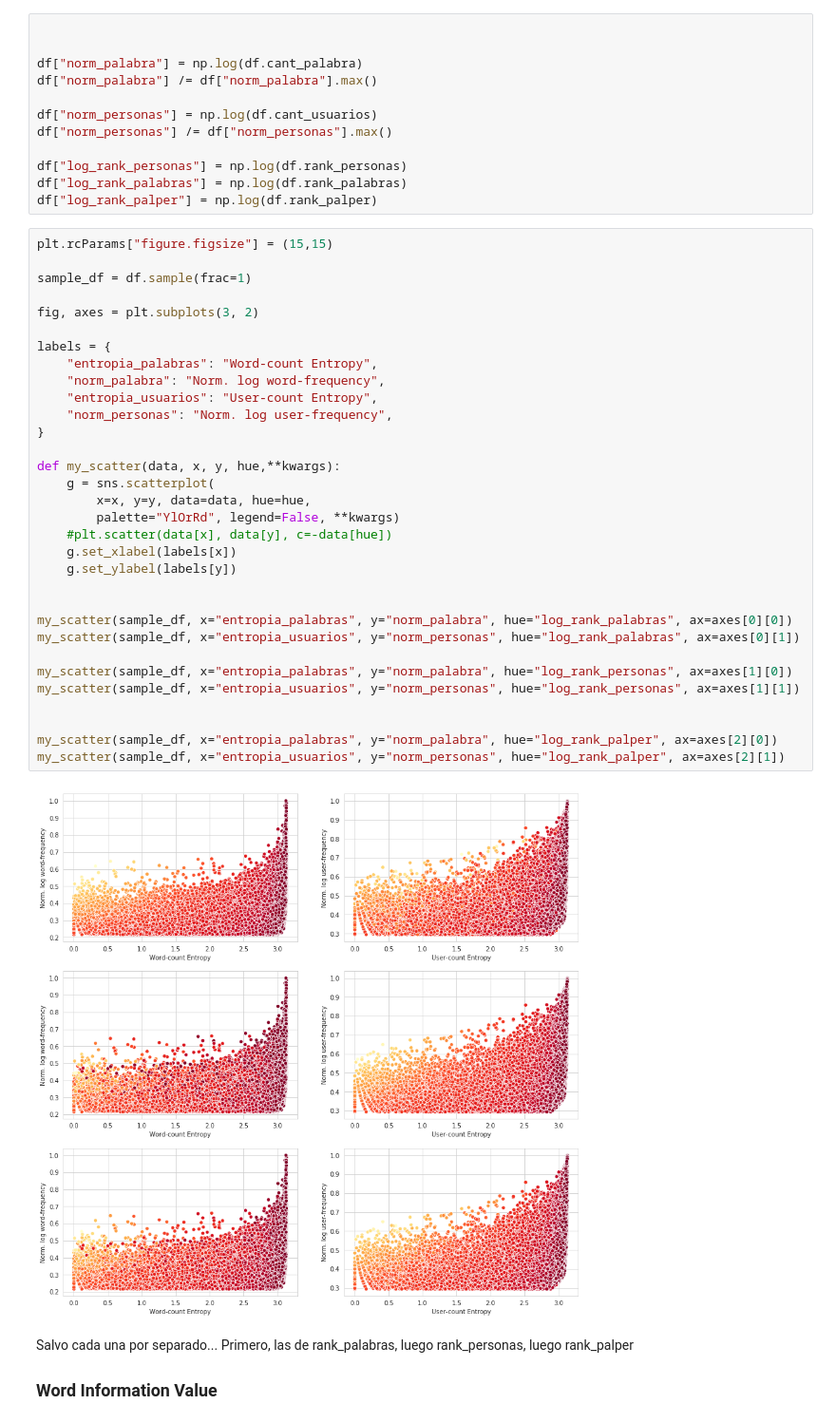
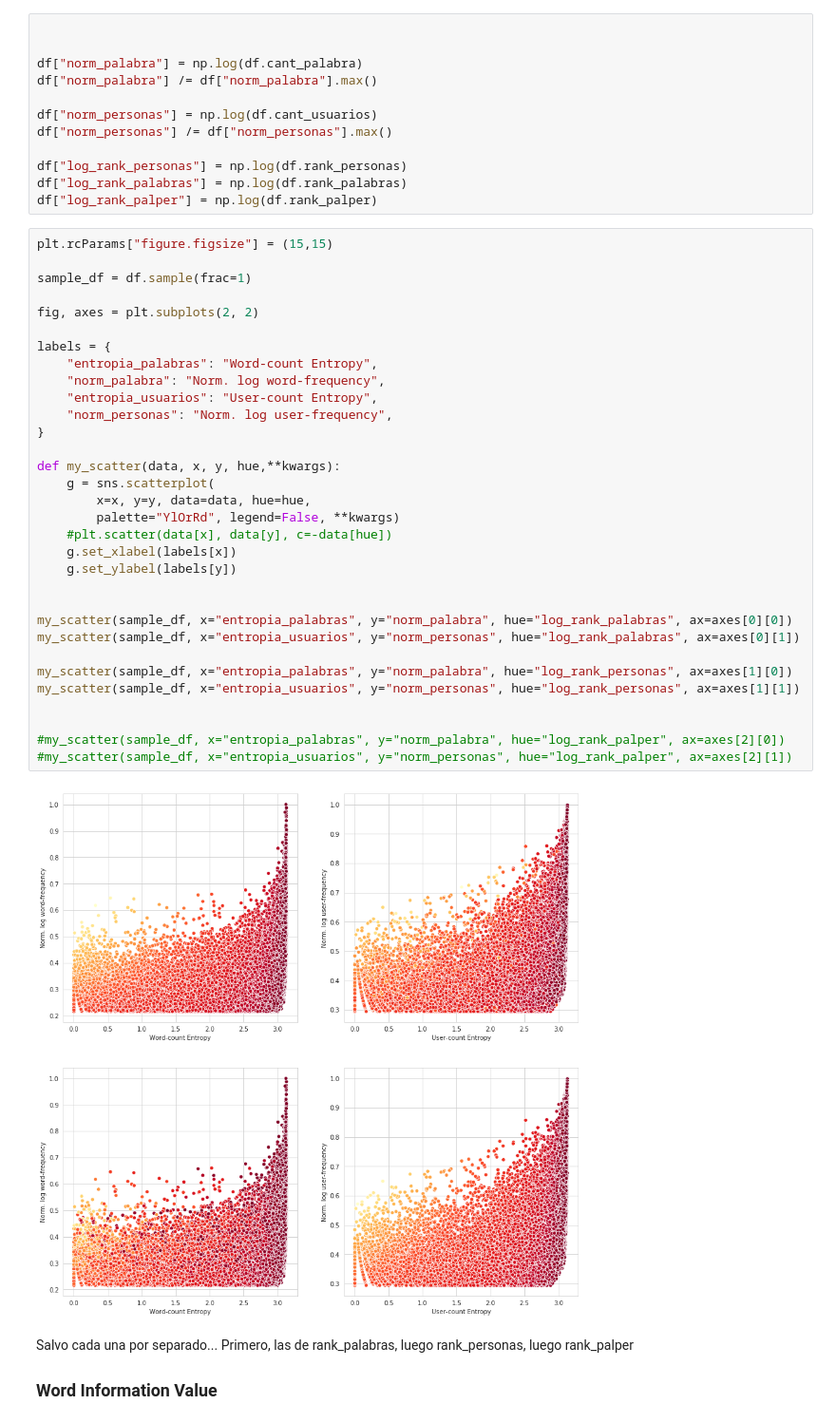
Before and after one commit to finiteautomata/contrastes, a Jupyter notebook: notebooks/graficos-entropia.ipynb, the cells around one changed output. Shown at 95% size. Drawn from its saved outputs; the diff is of its cells as text.

```diff
--- a/notebooks/graficos-entropia.ipynb
+++ b/notebooks/graficos-entropia.ipynb
@@ -177,37 +177,37 @@ df["log_rank_palper"] = np.log(df.rank_palper)
 # %%
 plt.rcParams["figure.figsize"] = (15,15)
 
 sample_df = df.sample(frac=1)
 
-fig, axes = plt.subplots(3, 2)
+fig, axes = plt.subplots(2, 2)
 
 labels = {
     "entropia_palabras": "Word-count Entropy",
     "norm_palabra": "Norm. log word-frequency",
     "entropia_usuarios": "User-count Entropy",
     "norm_personas": "Norm. log user-frequency",
 }
 
 def my_scatter(data, x, y, hue,**kwargs):
     g = sns.scatterplot(
         x=x, y=y, data=data, hue=hue,
         palette="YlOrRd", legend=False, **kwargs)
     #plt.scatter(data[x], data[y], c=-data[hue])
     g.set_xlabel(labels[x])
     g.set_ylabel(labels[y])
 
 
 my_scatter(sample_df, x="entropia_palabras", y="norm_palabra", hue="log_rank_palabras", ax=axes[0][0])
 my_scatter(sample_df, x="entropia_usuarios", y="norm_personas", hue="log_rank_palabras", ax=axes[0][1])
 
 my_scatter(sample_df, x="entropia_palabras", y="norm_palabra", hue="log_rank_personas", ax=axes[1][0])
 my_scatter(sample_df, x="entropia_usuarios", y="norm_personas", hue="log_rank_personas", ax=axes[1][1])
 
 
-my_scatter(sample_df, x="entropia_palabras", y="norm_palabra", hue="log_rank_palper", ax=axes[2][0])
-my_scatter(sample_df, x="entropia_usuarios", y="norm_personas", hue="log_rank_palper", ax=axes[2][1])
+#my_scatter(sample_df, x="entropia_palabras", y="norm_palabra", hue="log_rank_palper", ax=axes[2][0])
+#my_scatter(sample_df, x="entropia_usuarios", y="norm_personas", hue="log_rank_palper", ax=axes[2][1])
 # %% [output]
-[figure, old version]
+[figure, new version]
 # %% [markdown]
 
 
```
Also changed, not shown: parts of 5 cells of this notebook, 6 other files.
